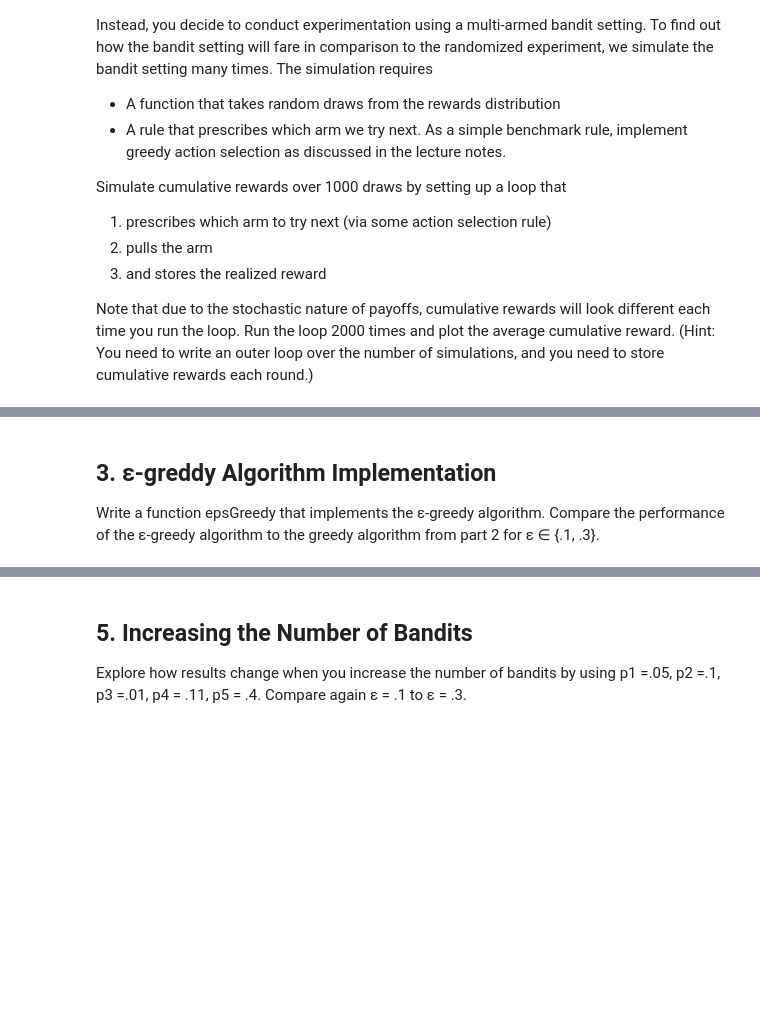
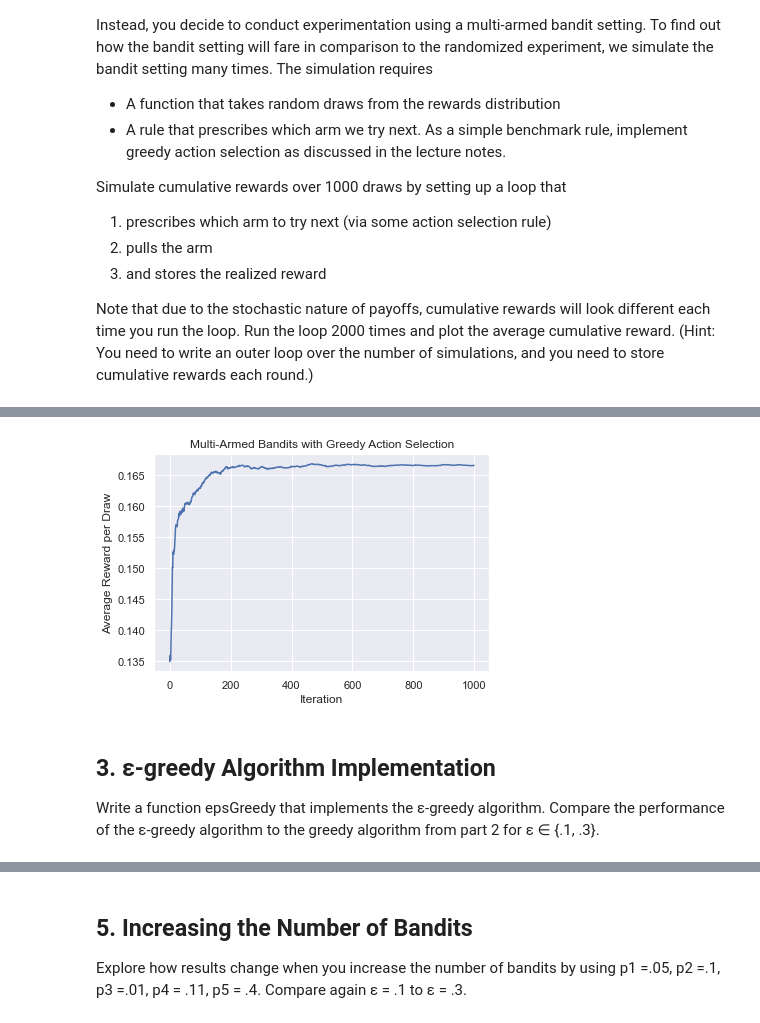
Before and after one commit to pbudner/ml4e-multi-armed-bandit, a Jupyter notebook: Lab8_MultiArmedBandits_MM_PB.ipynb, the cells around one changed output, grey strips where cells are left out. Cells and saved outputs as stored; diff of their text form; code cells hidden in the pictures; blank space fills up the shorter version.

```diff
--- a/Lab8_MultiArmedBandits_MM_PB.ipynb
+++ b/Lab8_MultiArmedBandits_MM_PB.ipynb
@@ -135,5 +140,14 @@ Average Reward is 83.2485
+# %%
+cumulative_reward_per_round = np.sum(average_reward_per_round_per_game, axis=0) # sum the average rewards per round of all simulations
+average_reward_per_round = np.divide(cumulative_reward_per_round, T) # calculate the average reward per round per game
+graph = sns.lineplot(data=average_reward_per_round)
+plt.xlabel('Iteration');
+plt.ylabel('Average Reward per Draw');
+plt.title('Multi-Armed Bandits with Greedy Action Selection');
+# %% [output]
+[figure, added]
 # %% [markdown]
-## 3. ε-greddy Algorithm Implementation
+## 3. ε-greedy Algorithm Implementation
 Write a function epsGreedy that implements the ε-greedy algorithm. Compare the performance of
 the ε-greedy algorithm to the greedy algorithm from part 2 for ε ∈ {.1, .3}.
 # %%
```
Also changed, not shown: parts of 6 cells of this notebook.
